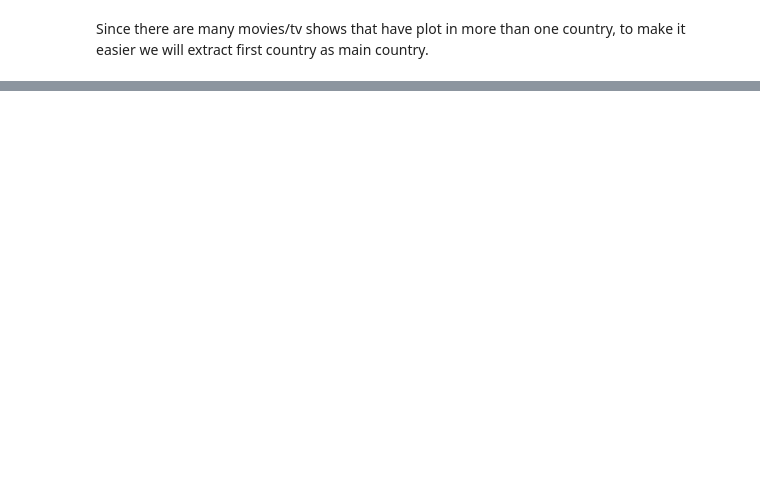
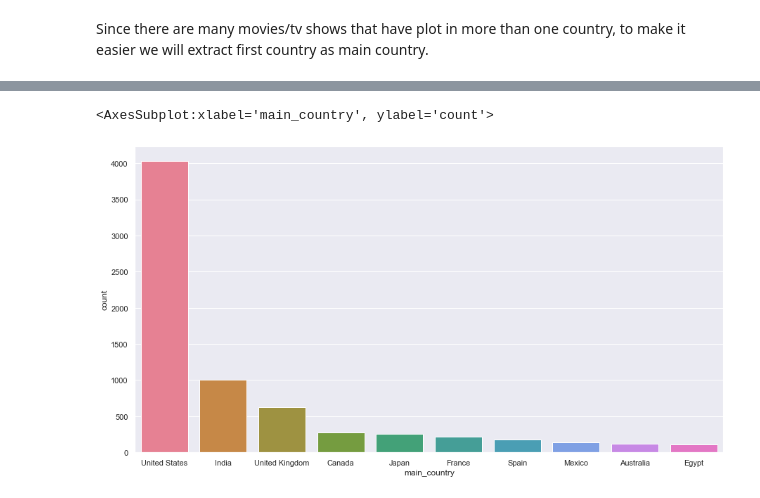
Before and after one commit to lamhib1310/Netflix-EDA, a Jupyter notebook: Netflix - EDA .ipynb, the cells around one changed output, grey strips where cells are left out. Drawn from its saved outputs; the diff is of its cells as text; code cells hidden in the pictures; blank space fills up the shorter version.

```diff
--- a/Netflix - EDA .ipynb
+++ b/Netflix - EDA .ipynb
@@ -267,0 +317,4 @@ netflix['main_country'] = netflix['country'].apply(lambda x: x.split(",")[0])
+# %%
+netflix['main_country'].replace('USA', 'United States', inplace=True)
+netflix['main_country'].replace('UK', 'United Kingdom', inplace=True)
+netflix['main_country'].replace('S. Korea', 'South Korea', inplace=True)
@@ -267,0 +335,15 @@ netflix['main_country'] = netflix['country'].apply(lambda x: x.split(",")[0])
+# %%
+countries = ['United States', 'India', 'United Kingdom', 'Canada', 'Japan', 'France',
+             'South Corea', 'Spain', 'Mexico', 'Australia', 'Egypt']
+# %%
+netflix['Top 10'] = netflix['main_country'].apply(lambda x: True if x in countries else False)
+# %%
+netflix_top_10 = netflix[netflix['Top 10'] == True]
+# %%
+sns.countplot(x = 'main_country',
+              data = netflix_top_10,
+              palette = 'husl',
+              order = netflix_top_10['main_country'].value_counts().index)
+# %% [output]
+<AxesSubplot:xlabel='main_country', ylabel='count'>
+[figure, added]
```
Also changed, not shown: parts of 45 cells of this notebook.
